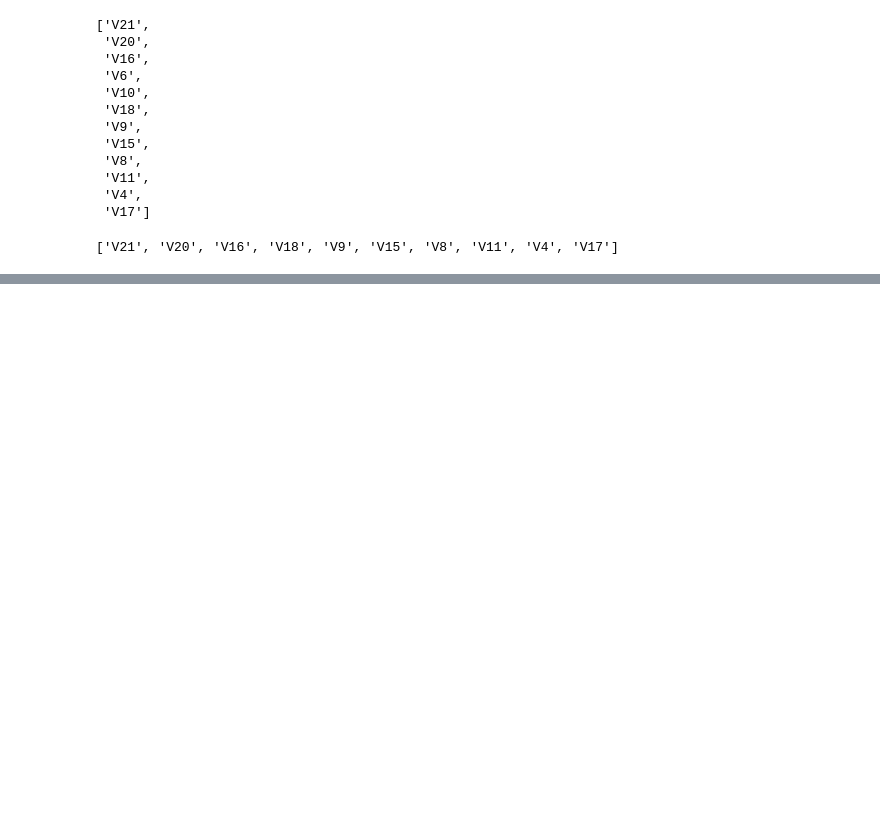
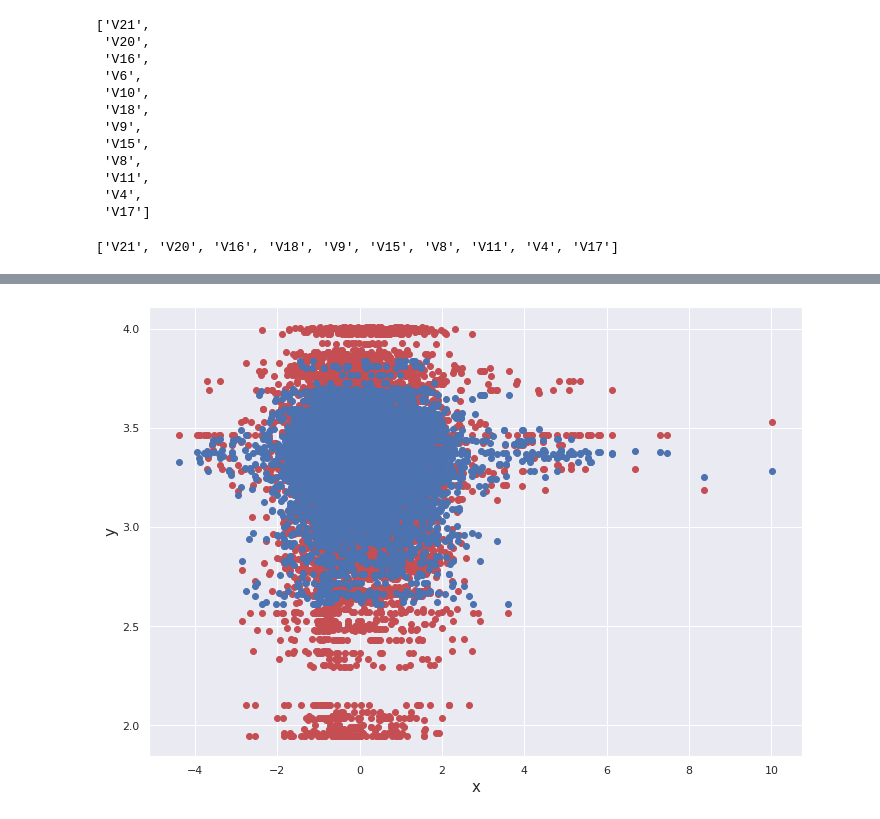
Before and after one commit to HedersonSantos/RegDatChallg, a Jupyter notebook: regressao_saude_v2.ipynb, the cells around one changed output, grey strips where cells are left out. Drawn from its saved outputs; the diff is of its cells as text; code cells hidden in the pictures; blank space fills up the shorter version.

```diff
--- a/regressao_saude_v2.ipynb
+++ b/regressao_saude_v2.ipynb
@@ -381,3 +482,12 @@ modelEnd.fit(X,y)
+# %%
+plt.plot(X_teste,y_teste, 'ro', label='Dados originais')
+plt.plot(X_teste,y_pred, 'bo', label = 'Dados preditos')
+plt.ylabel("y", fontsize=15)
+plt.xlabel("x", fontsize=15)
+#plt.legend()
+plt.show(True)
+# %% [output]
+[figure, added]
 # %%
 ##transform test sample and predict with the best model
 #the best model is modelETR because it got the lowest RMSE.
```
Also changed, not shown: parts of 12 cells of this notebook.
